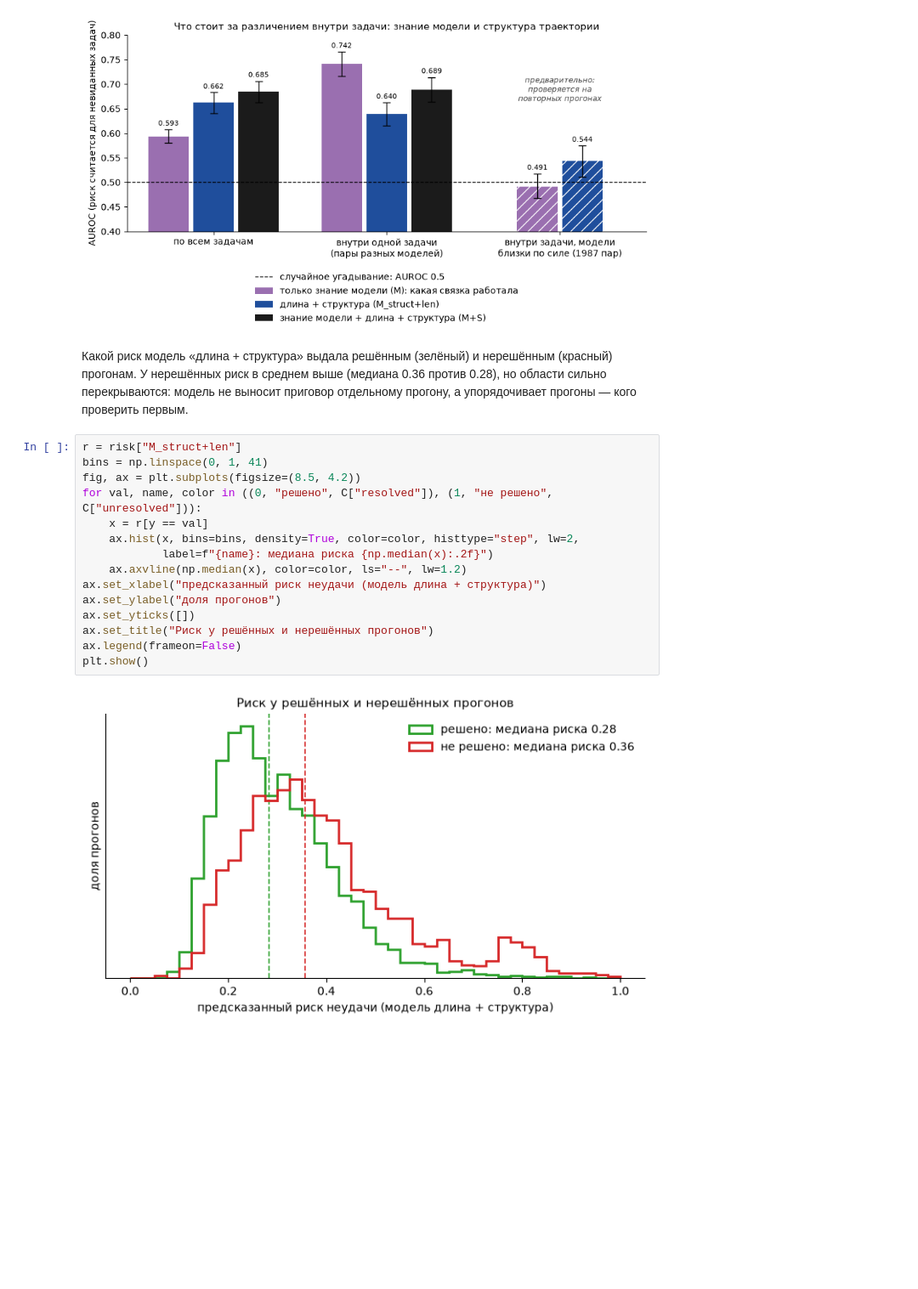
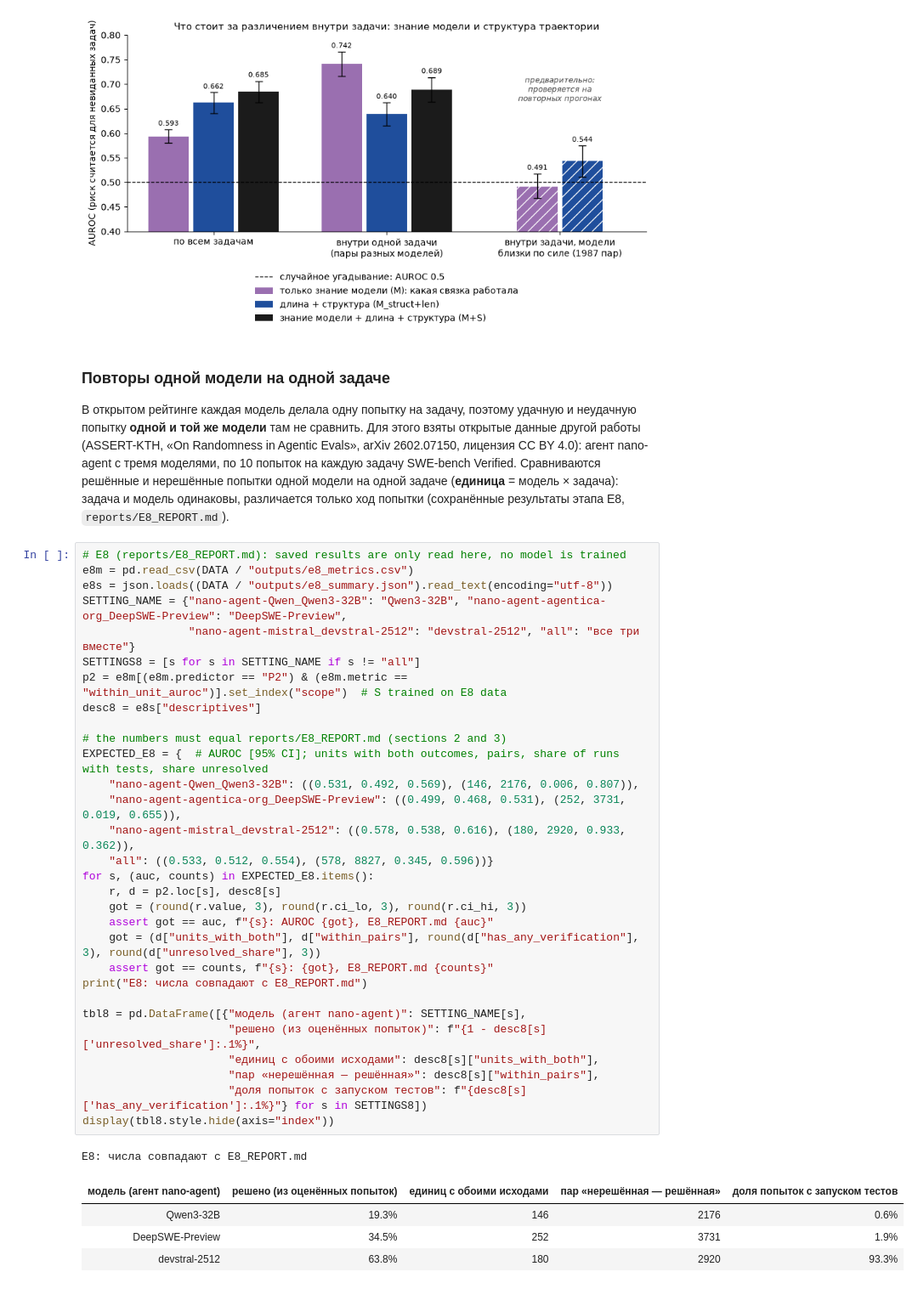
Before and after one commit to Kiruha667/diss, a Jupyter notebook: notebooks/visual_demo.ipynb, the cells around one changed output. Shown at 85% size. Saved outputs shown, nothing was run; the diff lists cells and outputs as text; blank space fills up the shorter version.

```diff
--- a/notebooks/visual_demo.ipynb
+++ b/notebooks/visual_demo.ipynb
@@ -515,24 +520,47 @@ plt.show()
 M, M+S и пары близких по силе моделей: числа совпадают с E7_REPORT.md
 [figure]
 # %% [markdown]
-Какой риск модель «длина + структура» выдала решённым (зелёный) и нерешённым (красный) прогонам. У нерешённых риск в
-среднем выше (медиана 0.36 против 0.28), но области сильно перекрываются: модель не выносит приговор отдельному прогону,
-а упорядочивает прогоны — кого проверить первым.
+### Повторы одной модели на одной задаче
+
+В открытом рейтинге каждая модель делала одну попытку на задачу, поэтому удачную и неудачную попытку **одной и той же
+модели** там не сравнить. Для этого взяты открытые данные другой работы (ASSERT-KTH, «On Randomness in Agentic Evals»,
+arXiv 2602.07150, лицензия CC BY 4.0): агент nano-agent с тремя моделями, по 10 попыток на каждую задачу SWE-bench
+Verified. Сравниваются решённые и нерешённые попытки одной модели на одной задаче (**единица** = модель × задача):
+задача и модель одинаковы, различается только ход попытки (сохранённые результаты этапа E8, `reports/E8_REPORT.md`).
 # %%
-r = risk["M_struct+len"]
-bins = np.linspace(0, 1, 41)
-fig, ax = plt.subplots(figsize=(8.5, 4.2))
-for val, name, color in ((0, "решено", C["resolved"]), (1, "не решено", C["unresolved"])):
-    x = r[y == val]
-    ax.hist(x, bins=bins, density=True, color=color, histtype="step", lw=2,
-            label=f"{name}: медиана риска {np.median(x):.2f}")
-    ax.axvline(np.median(x), color=color, ls="--", lw=1.2)
-ax.set_xlabel("предсказанный риск неудачи (модель длина + структура)")
-ax.set_ylabel("доля прогонов")
-ax.set_yticks([])
-ax.set_title("Риск у решённых и нерешённых прогонов")
-ax.legend(frameon=False)
-plt.show()
+# E8 (reports/E8_REPORT.md): saved results are only read here, no model is trained
+e8m = pd.read_csv(DATA / "outputs/e8_metrics.csv")
+e8s = json.loads((DATA / "outputs/e8_summary.json").read_text(encoding="utf-8"))
+SETTING_NAME = {"nano-agent-Qwen_Qwen3-32B": "Qwen3-32B", "nano-agent-agentica-org_DeepSWE-Preview": "DeepSWE-Preview",
+                "nano-agent-mistral_devstral-2512": "devstral-2512", "all": "все три вместе"}
+SETTINGS8 = [s for s in SETTING_NAME if s != "all"]
+p2 = e8m[(e8m.predictor == "P2") & (e8m.metric == "within_unit_auroc")].set_index("scope")  # S trained on E8 data
+desc8 = e8s["descriptives"]
+
+# the numbers must equal reports/E8_REPORT.md (sections 2 and 3)
+EXPECTED_E8 = {  # AUROC [95% CI]; units with both outcomes, pairs, share of runs with tests, share unresolved
+    "nano-agent-Qwen_Qwen3-32B": ((0.531, 0.492, 0.569), (146, 2176, 0.006, 0.807)),
+    "nano-agent-agentica-org_DeepSWE-Preview": ((0.499, 0.468, 0.531), (252, 3731, 0.019, 0.655)),
+    "nano-agent-mistral_devstral-2512": ((0.578, 0.538, 0.616), (180, 2920, 0.933, 0.362)),
+    "all": ((0.533, 0.512, 0.554), (578, 8827, 0.345, 0.596))}
+for s, (auc, counts) in EXPECTED_E8.items():
+    r, d = p2.loc[s], desc8[s]
+    got = (round(r.value, 3), round(r.ci_lo, 3), round(r.ci_hi, 3))
+    assert got == auc, f"{s}: AUROC {got}, E8_REPORT.md {auc}"
+    got = (d["units_with_both"], d["within_pairs"], round(d["has_any_verification"], 3), round(d["unresolved_share"], 3))
+    assert got == counts, f"{s}: {got}, E8_REPORT.md {counts}"
+print("E8: числа совпадают с E8_REPORT.md")
+
+tbl8 = pd.DataFrame([{"модель (агент nano-agent)": SETTING_NAME[s],
+                      "решено (из оценённых попыток)": f"{1 - desc8[s]['unresolved_share']:.1%}",
+                      "единиц с обоими исходами": desc8[s]["units_with_both"],
+                      "пар «нерешённая — решённая»": desc8[s]["within_pairs"],
+                      "доля попыток с запуском тестов": f"{desc8[s]['has_any_verification']:.1%}"} for s in SETTINGS8])
+display(tbl8.style.hide(axis="index"))
 # %% [output]
-[figure, removed]
+E8: числа совпадают с E8_REPORT.md
+| модель (агент nano-agent) | решено (из оценённых попыток) | единиц с обоими исходами | пар «нерешённая — решённая» | доля попыток с запуском тестов |
+| Qwen3-32B | 19.3% | 146 | 2176 | 0.6% |
+| DeepSWE-Preview | 34.5% | 252 | 3731 | 1.9% |
+| devstral-2512 | 63.8% | 180 | 2920 | 93.3% |
 # %% [markdown]
```
Also changed, not shown: parts of 27 cells of this notebook, 2 other files.
